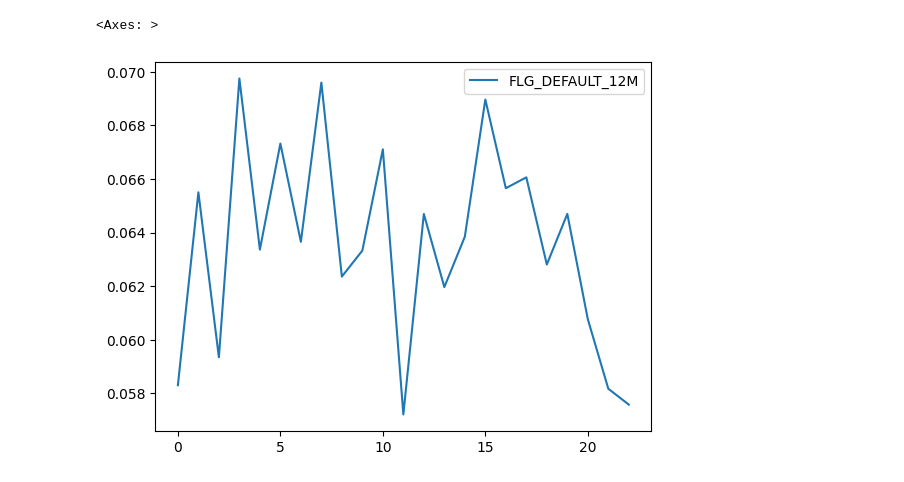
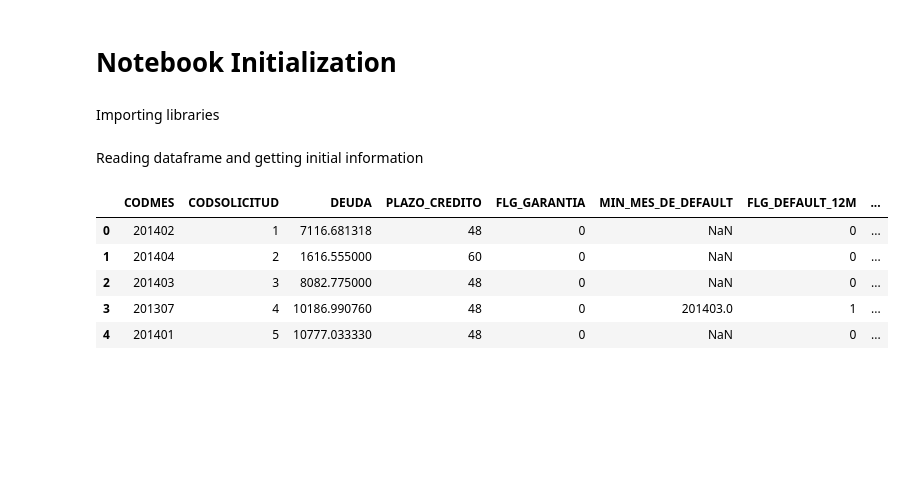
Before and after one commit to Brunoware/Credit-Risk-Segmentation, a Jupyter notebook: eda_project.ipynb, the cells around one changed output. Drawn from its saved outputs; the diff is of its cells as text; code cells hidden in the pictures; blank space fills up the shorter version.

Commit message:
[UPDATE] adding plots to notebbok

```diff
--- a/eda_project.ipynb
+++ b/eda_project.ipynb
@@ -1,2 +20,6 @@
+# %% [markdown]
+# Notebook Initialization
+# %% [markdown]
+Importing libraries
 # %%
 import pandas as pd
@@ -4,12 +31,16 @@ import matplotlib.pyplot as plt
 pd.set_option('display.max_columns', None)
+# %% [markdown]
+Reading dataframe and getting initial information
 # %%
-base = pd.read_csv('datasets/Base_SolicitudesCreditoEfectivo_201307_201505.csv', sep = ";")
+# getting data from csv file
+data = pd.read_csv('datasets/Base_SolicitudesCreditoEfectivo_201307_201505.csv', sep = ";")
+
+# showing top 5
+data.head()
+# %% [output]
+|  | CODMES | CODSOLICITUD | DEUDA | PLAZO_CREDITO | FLG_GARANTIA | MIN_MES_DE_DEFAULT | FLG_DEFAULT_12M | ... |
+| 0 | 201402 | 1 | 7116.681318 | 48 | 0 | NaN | 0 | ... |
+| 1 | 201404 | 2 | 1616.555000 | 60 | 0 | NaN | 0 | ... |
+| 2 | 201403 | 3 | 8082.775000 | 48 | 0 | NaN | 0 | ... |
+| 3 | 201307 | 4 | 10186.990760 | 48 | 0 | 201403.0 | 1 | ... |
+| 4 | 201401 | 5 | 10777.033330 | 48 | 0 | NaN | 0 | ... |
-# %%
-base.groupby('CODMES', as_index = False)\
-    .agg({'FLG_DEFAULT_12M': 'mean'})\
-    .astype({'CODMES': str})\
-    .plot()
-    #.plot()
-# %% [output]
-<Axes: >
-[figure, removed]
```
Also changed, not shown: parts of 19 cells of this notebook.
